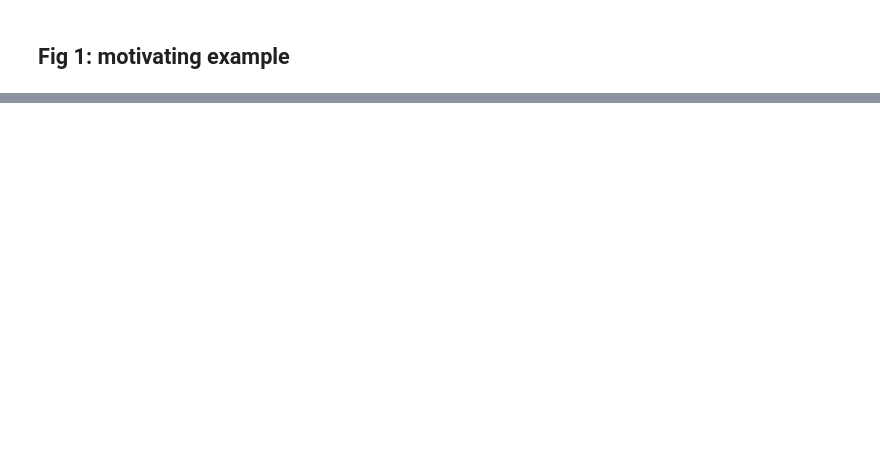
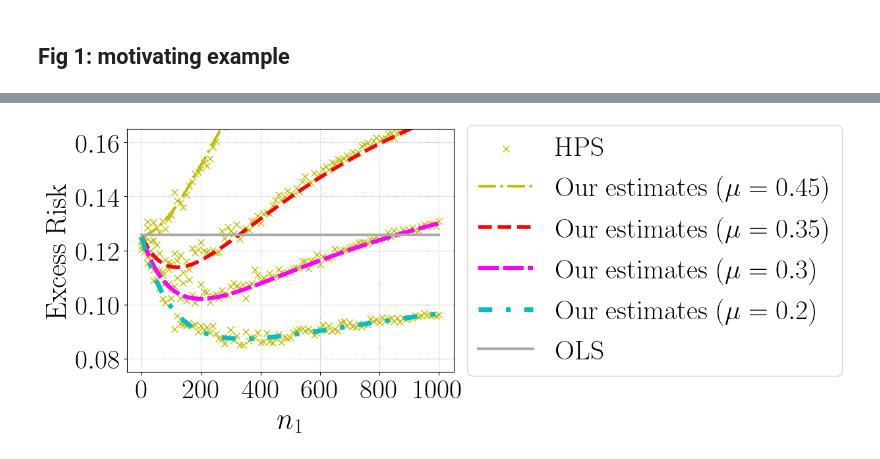
Before and after one commit to VirtuosoResearch/Transfer_learning_random_matrix_simulations, a Jupyter notebook: notebooks/model-shift.ipynb, the cells around one changed output, grey strips where cells are left out. Saved outputs shown, nothing was run; the diff lists cells and outputs as text; code cells hidden in the pictures; blank space fills up the shorter version.

```diff
--- a/notebooks/model-shift.ipynb
+++ b/notebooks/model-shift.ipynb
@@ -271,0 +166,36 @@ The PostScript backend does not support transparency; partially transparent arti
+# %%
+#plt.figure(figsize=(8,6))
+#plt.scatter(n1_list, emp_list_5, marker='x', c='y',  s=50, lw=1, label=r'$\mathrm{Excess~risk~of~HPS}$')
+plt.scatter(n1_list, emp_list_5, marker='x', c='y',  s=50, lw=1, label=r'$\mathrm{HPS}$')
+
+plt.plot(n1_list, thy_list_5, c='y', lw=3, ls='dashdot', label= r'$\mathrm{Our~estimates}\ $' + r'$(\mu=0.45)$')
+
+plt.scatter(n1_list, emp_list_6, marker='x', c='y',  s=50, lw=1)
+plt.plot(n1_list, thy_list_6, c='r', lw=4, ls='dashed', label=r'$\mathrm{Our~estimates}\ $' + r'$(\mu=0.35)$')
+
+plt.scatter(n1_list, emp_list_8, marker='x', c='y',  s=50, lw=1)
+plt.plot(n1_list, thy_list_8, c='magenta', lw=4.5, ls=(0, (5, 1)), label=r'$\mathrm{Our~estimates}\ $' + r'$(\mu=0.3)$')
+
+plt.scatter(n1_list, emp_list_7, marker='x', c='y',  s=50, lw=1.0)
+plt.plot(n1_list, thy_list_7, c='c', lw=5, ls=(0, (3, 3, 1, 3)), label=r'$\mathrm{Our~estimates}\ $' + r'$(\mu=0.2)$')
+
+plt.plot(n1_list, ols_list,  c='darkgrey', lw=3, label=r'$\mathrm{OLS}$')
+
+
+plt.xlabel(r'$n_1$', fontsize=32)
+plt.ylabel('$\mathrm{Excess~Risk}$', fontsize=32)
+#plt.title(r'$\mu\mathrm{:~Severity~of~model~shifts}$', fontsize=24)
+axes = plt.gca()
+#axes.set_xlim([1.0, 20.0])
+
+plt.yticks(np.arange(0.08, 0.161, 0.02), fontsize=30)
+plt.xticks(fontsize=30)
+#plt.xlim([500, 4000])
+plt.ylim([0.075, 0.165])
+
+plt.grid(ls = ':', lw=0.8)
+lgd = plt.legend(fontsize=30, loc='center left', bbox_to_anchor=(1, 0.5))
+#plt.tight_layout()
+plt.savefig('motivation.pdf', bbox_extra_artists=(lgd,), bbox_inches='tight')
+# %% [output]
+[figure, added]
```
Also changed, not shown: parts of 5 cells of this notebook, 4 other files.
